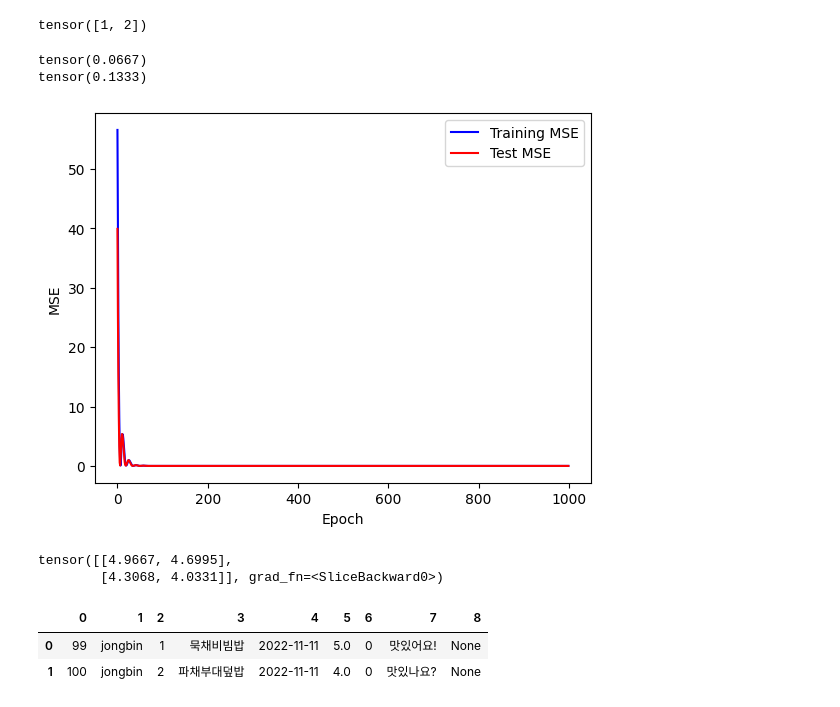
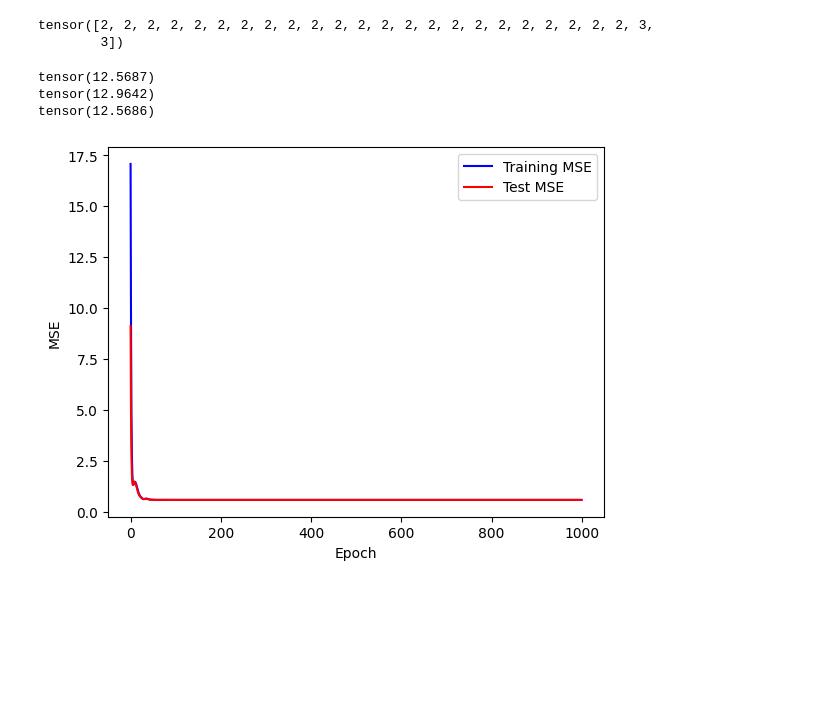
Before and after one commit to ji-hunc/kookbap, a Jupyter notebook: machineLearning/SQLConnect.ipynb, the cells around one changed output. Drawn from its saved outputs; the diff is of its cells as text; code cells hidden in the pictures; blank space fills up the shorter version.

Commit message:
machinelearning, recommendMenu add

```diff
--- a/machineLearning/SQLConnect.ipynb
+++ b/machineLearning/SQLConnect.ipynb
@@ -16,10 +16,11 @@ import torch
 import torch.nn.functional as F
 import matplotlib.pyplot as plt
 # %%
-con = pymysql.connect(host='localhost', user= 'kevinmj12', password='kookbop', db='kookbob', charset='utf8') # mysql connection 연결
+con = pymysql.connect(host='localhost', user= 'kevinmj12', password='kookbop', db='1117kookbop', charset='utf8') # mysql connection 연결
 cur = con.cursor() # connection으로부터 cursor 생성
 
-sql = "SELECT * FROM review"
+sql = "SELECT user.user_num, review.review_user_id, review.review_menu_id_reviewd, review.menu_name, review.star, review.review_like FROM review INNER JOIN user ON review.review_user_id = user.nickname"
+# sql = "SELECT * FROM review"
 cur.execute(sql) # sql문 실행
 
 rows = cur.fetchall()
@@ -33,13 +48,14 @@ data
 # %%
 menus = torch.LongTensor(data[2])
-users = torch.LongTensor(data[0]-98) # userId가 99, 100으로 되어 있어 98 뺌
-ratings = torch.FloatTensor(data[5])
+users = torch.LongTensor(data[0])
+ratings = torch.FloatTensor(data[4])
 menusTest = torch.LongTensor(testData[2])
-usersTest = torch.LongTensor(testData[0]-98)
-ratingsTest = torch.FloatTensor(testData[5])
+usersTest = torch.LongTensor(testData[0])
+ratingsTest = torch.FloatTensor(testData[4])
 users
 # %% [output]
-tensor([1, 2])
+tensor([2, 2, 2, 2, 2, 2, 2, 2, 2, 2, 2, 2, 2, 2, 2, 2, 2, 2, 2, 2, 2, 2, 2, 3,
+        3])
 # %%
 rank = 10 # Latent Vector의 개수
 numMenus = menus.max()+1 # index 해결을 위해 +1 처리, 실제 결과값의 0행 0열은 더미값이다.
@@ -55,7 +71,7 @@ isOptimumLambda = False # 최적의 Lambda값을 찾기 위한 부울
 X = []
 Y = []
 Y_test = [] # overfitting이 발생하는지 확인하기 위해 리스트에 값들 저장 후, pyplot을 통해 확인
-prevDifference = 10
+prevDifference = 100
 presentDifference = 0
 
 
@@ -85,51 +101,36 @@ while True:
       cost_test = F.mse_loss(h_test, ratingsTest)
       Y_test.append(cost_test.item())
 
     # with torch.no_grad():
       # if epoch % 100 == 0:
         # print(f"epoch: {epoch}, cost: {cost.item()}, cost_test: {cost_test.item()}\n h:{h}") # 비용과 가설의 학습 과정 확인 가능
 
   with torch.no_grad():
+    presentDifference = (abs(h - ratings)).sum() # 실제 rating과 학습 이후 나온 rating을 비교하여 그 차이를 저장 (작을수록 정확하다)
+    print(presentDifference)
     if isOptimumLambda: # 최적의 Lambda값을 찾았으므로 break
       break
-    presentDifference = (abs(h - ratings)).sum() # 실제 rating과 학습 이후 나온 rating을 비교하여 그 차이를 저장 (작을수록 정확하다)
-    print(presentDifference)
     if prevDifference - presentDifference > 0: # 현재 학습이 이전 학습보다 잘 됨. Lambda값을 증가하며 계속 학습 진행
       lambda1 += 0.5
       lambda2 += 0.5
       lambda3 += 0.25
       lambda4 += 0.25
       prevDifference = presentDifference
     else: # 현재 학습이 이전 학습보다 못 됨. 이전 학습했을 때의 Lambda값을 최적의 Lambda로 설정.
       lambda1 -= 0.5
       lambda2 -= 0.5
       lambda3 -= 0.25
       lambda4 -= 0.25
       isOptimumLambda = True
 
 plt.xlabel("Epoch")
 plt.ylabel("MSE")
 plt.plot(X, Y, c="blue", label = "Training MSE")
 plt.plot(X, Y_test, c="red", label = "Test MSE")
 plt.legend()
 plt.show()
 # %% [output]
-tensor(0.0667)
-tensor(0.1333)
+tensor(12.5687)
+tensor(12.9642)
+tensor(12.5686)
-[figure, old version]
+[figure, new version]
-# %%
-
-resultMatrix = torch.transpose(torch.mm(P,torch.transpose(Q,0,1))[1:]+mean+biasMenu+biasUser, 0, 1)[1:] # 0행 0열 제거(더미값)
-print(resultMatrix)
-data
-
-# tensor([[4.9667, 4.7307],
-#        [4.2693, 4.0333]], grad_fn=<SliceBackward0>) (예시값임)
-# 와 같이 나올텐데 행은 유저, 열은 메뉴로 99번유저의 묵채비빔밥은 4.9667점, 파채부대덮밥은 4.7307점
-# 100번 유저의 묵채비빔밥은 4.2693점, 파채부대덮밥은 4.0333점을 예측함.
-# %% [output]
-tensor([[4.9667, 4.6995],
-        [4.3068, 4.0331]], grad_fn=<SliceBackward0>)
-|  | 0 | 1 | 2 | 3 | 4 | 5 | 6 | 7 | 8 |
-| 0 | 99 | jongbin | 1 | 묵채비빔밥 | 2022-11-11 | 5.0 | 0 | 맛있어요! | None |
-| 1 | 100 | jongbin | 2 | 파채부대덮밥 | 2022-11-11 | 4.0 | 0 | 맛있나요? | None |
```
Also changed, not shown: parts of 2 cells of this notebook, 1 other file.
